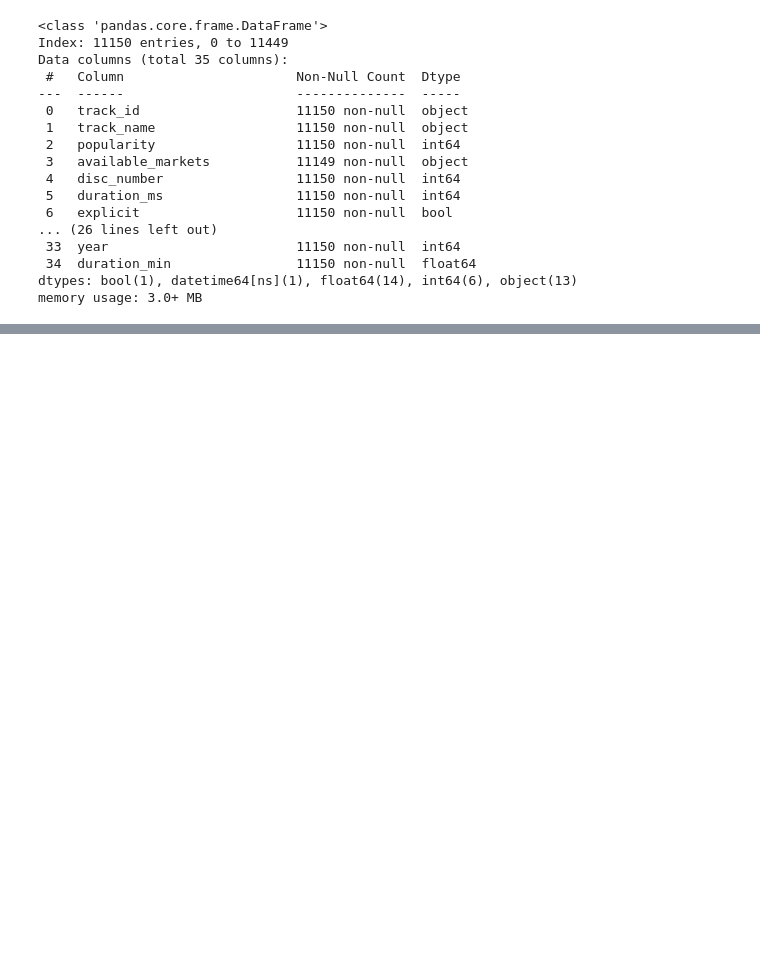
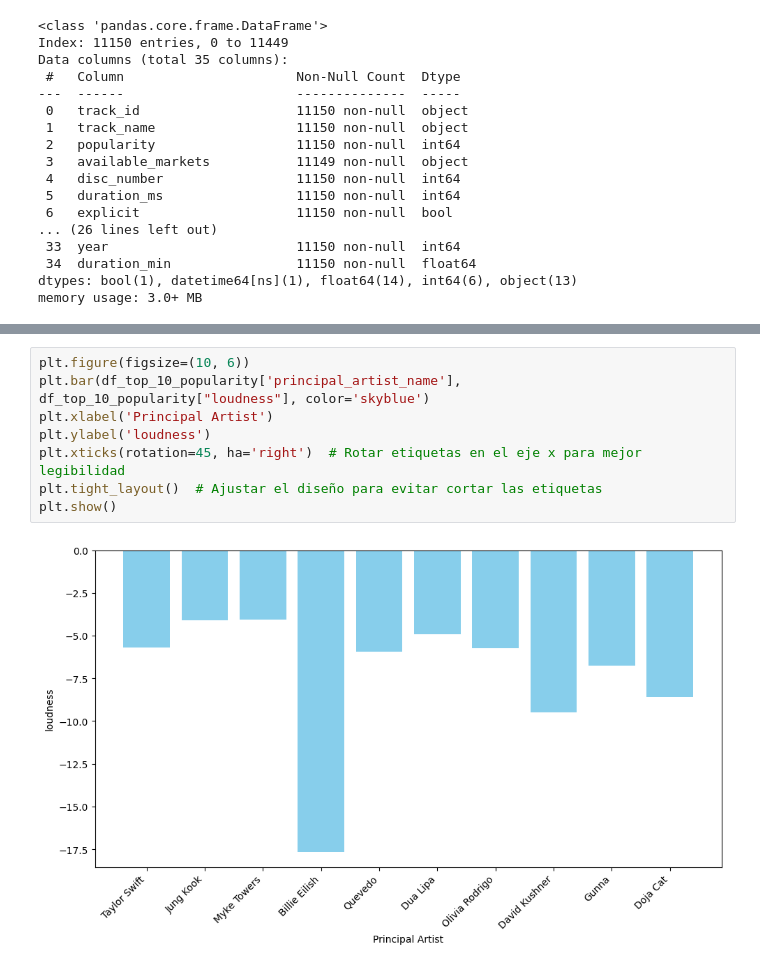
Before and after one commit to tomuzca/CLN, a Jupyter notebook: clean.ipynb, the cells around one changed output, grey strips where cells are left out. Drawn from its saved outputs; the diff is of its cells as text; blank space fills up the shorter version.

```diff
--- a/clean.ipynb
+++ b/clean.ipynb
@@ -142,0 +144,10 @@ plt.show()
+# %%
+plt.figure(figsize=(10, 6))
+plt.bar(df_top_10_popularity['principal_artist_name'], df_top_10_popularity["loudness"], color='skyblue')
+plt.xlabel('Principal Artist')
+plt.ylabel('loudness')
+plt.xticks(rotation=45, ha='right')  # Rotar etiquetas en el eje x para mejor legibilidad
+plt.tight_layout()  # Ajustar el diseño para evitar cortar las etiquetas
+plt.show()
+# %% [output]
+[figure, added]
```
Also changed, not shown: parts of 16 cells of this notebook, 3 other files.
